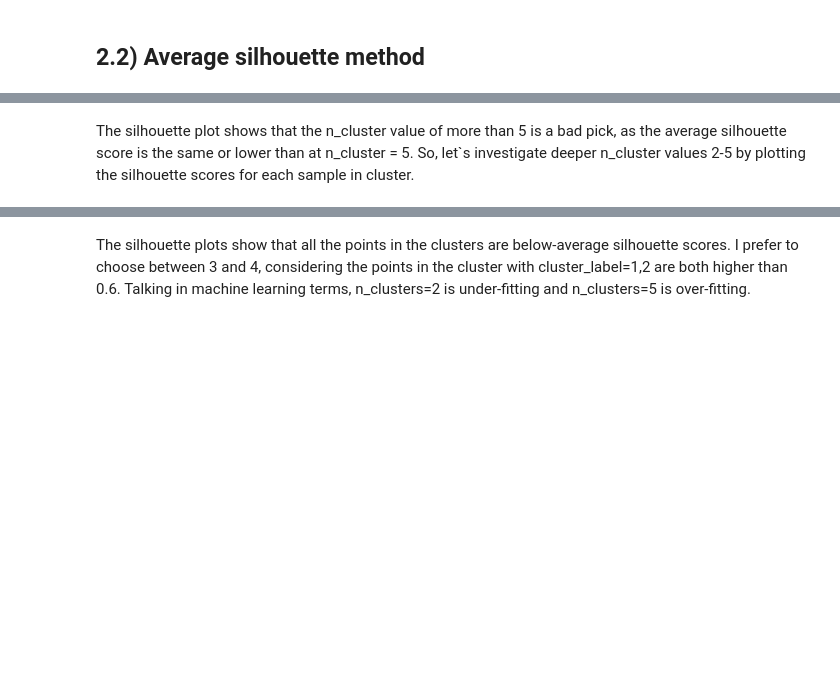
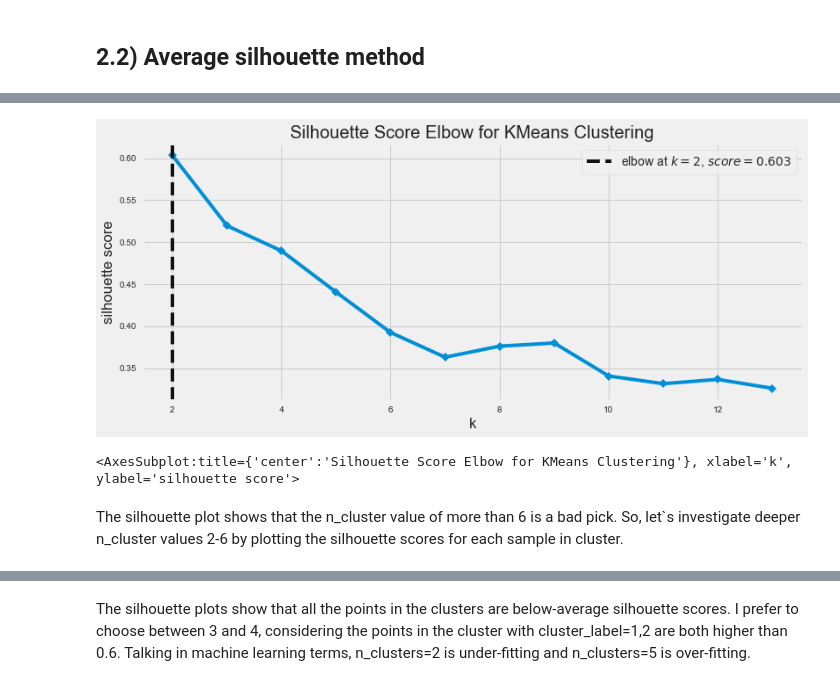
Before and after one commit to kzaho/DataScienceDiaries, a Jupyter notebook: mind_map/algorithms/clustering/k-means/k-means_lab.ipynb, the cells around one changed output, grey strips where cells are left out. Cells and saved outputs as stored; diff of their text form; code cells hidden in the pictures; blank space fills up the shorter version.

```diff
--- a/mind_map/algorithms/clustering/k-means/k-means_lab.ipynb
+++ b/mind_map/algorithms/clustering/k-means/k-means_lab.ipynb
@@ -115,7 +191,16 @@ plt.show()
+# %%
+model = KMeans(init='random', random_state=42)
+visualizer = KElbowVisualizer(
+    model, k=(2,14), metric='silhouette', timings=False
+)
+visualizer.fit(X)        # Fit the data to the visualizer
+visualizer.show()
+# %% [output]
+[figure, added]
+<AxesSubplot:title={'center':'Silhouette Score Elbow for KMeans Clustering'}, xlabel='k', ylabel='silhouette score'>
 # %% [markdown]
-The silhouette plot shows that the n_cluster value of more than 5 is a bad pick,
-as the average silhouette score is the same or lower than at n_cluster = 5.
-So, let`s investigate deeper n_cluster values 2-5 by plotting the silhouette scores for each sample in cluster.
+The silhouette plot shows that the n_cluster value of more than 6 is a bad pick.
+So, let`s investigate deeper n_cluster values 2-6 by plotting the silhouette scores for each sample in cluster.
 # %%
 silhouette_avg_n_clusters = []
 range_n_clusters = range(2, 7)
```
Also changed, not shown: parts of 41 cells of this notebook, 1 other file.
